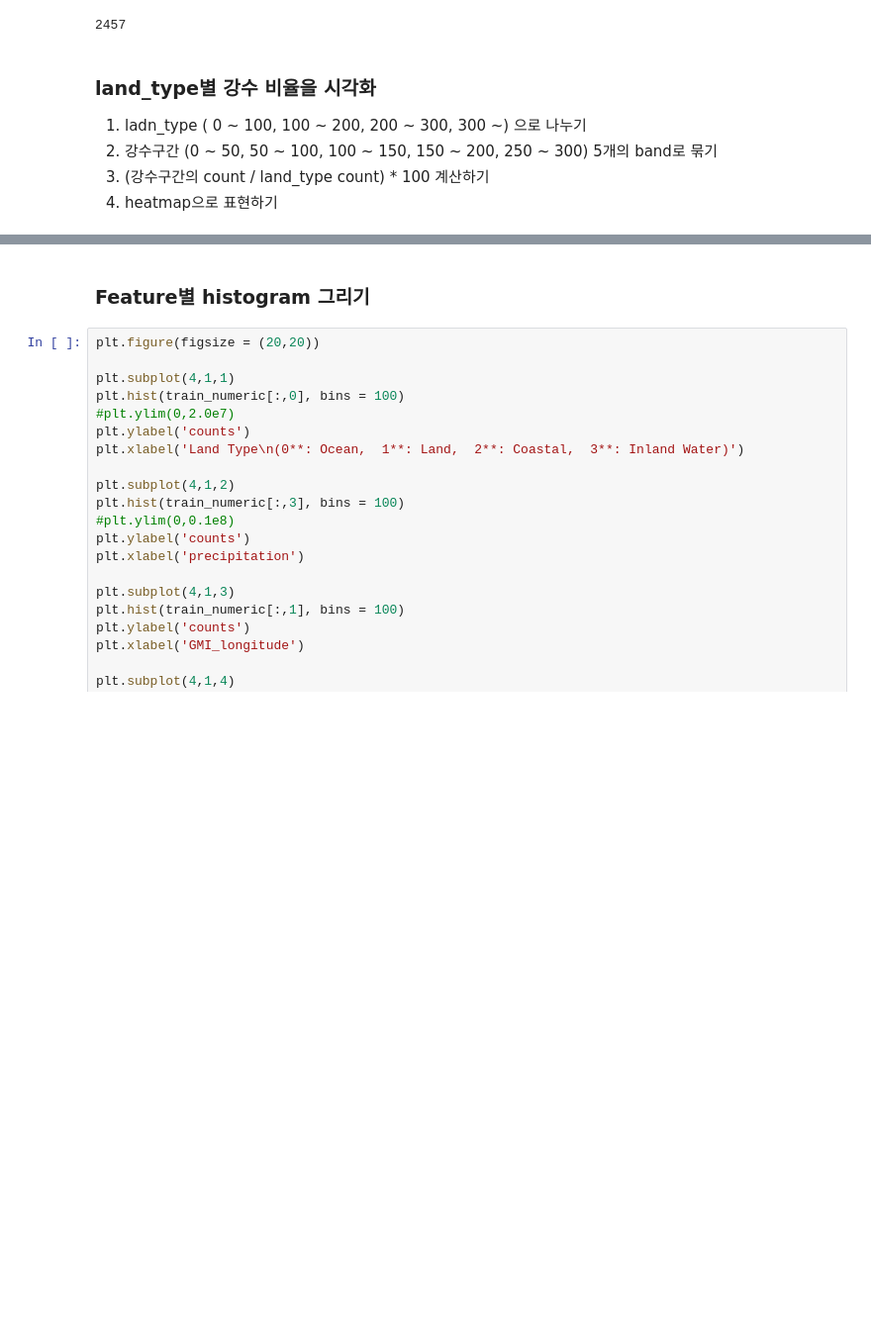
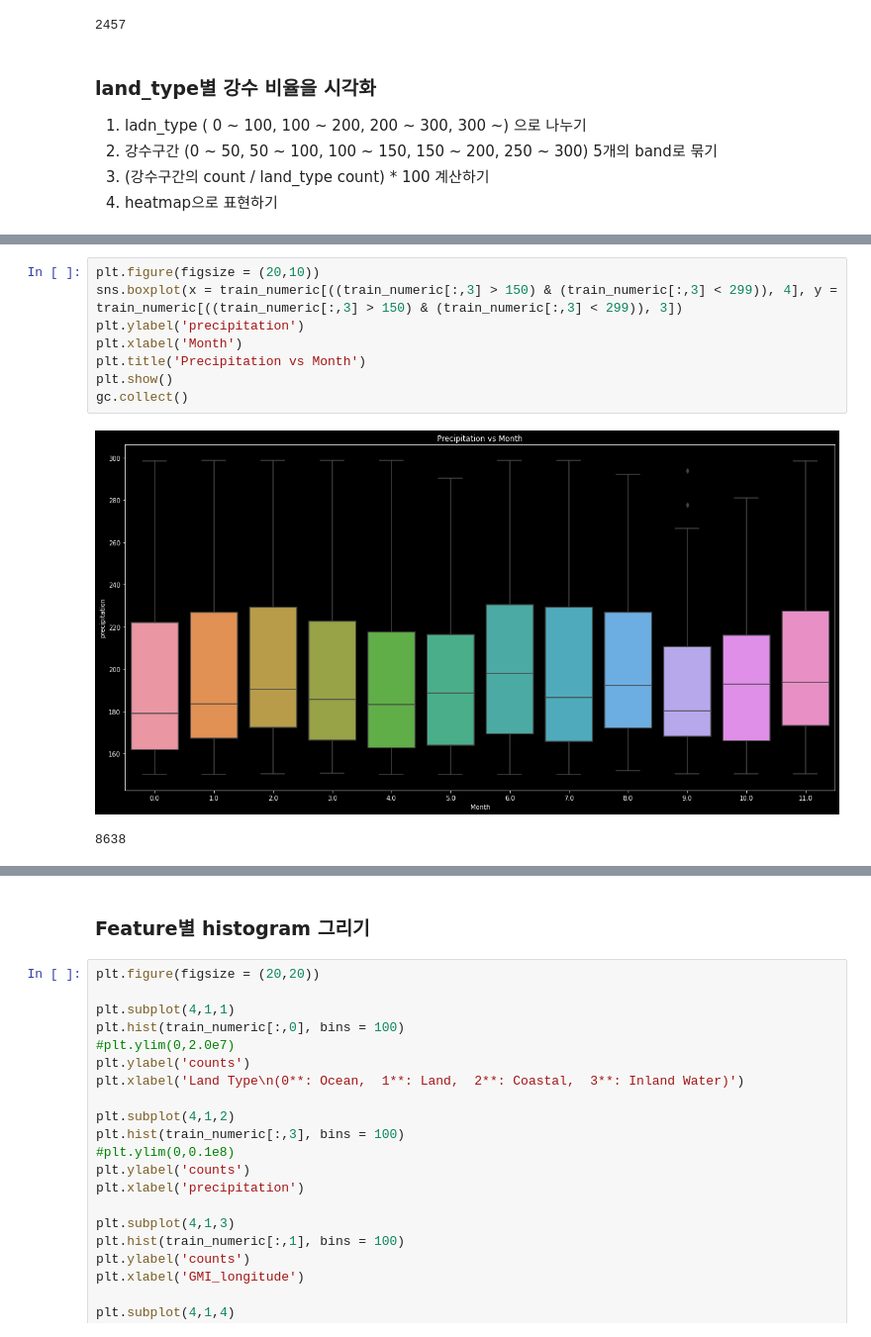
Before and after one commit to deagwon97/dacon-satellite-precipitation, a Jupyter notebook: Dacon_satellite_EDA.ipynb, the cells around one changed output, grey strips where cells are left out. Shown at 99% size. Drawn from its saved outputs; the diff is of its cells as text; blank space fills up the shorter version.

```diff
--- a/Dacon_satellite_EDA.ipynb
+++ b/Dacon_satellite_EDA.ipynb
@@ -223,0 +237,11 @@ gc.collect()
+# %%
+plt.figure(figsize = (20,10))
+sns.boxplot(x = train_numeric[((train_numeric[:,3] > 150) & (train_numeric[:,3] < 299)), 4], y = train_numeric[((train_numeric[:,3] > 150) & (train_numeric[:,3] < 299)), 3])
+plt.ylabel('precipitation')
+plt.xlabel('Month')
+plt.title('Precipitation vs Month')
+plt.show()
+gc.collect()
+# %% [output]
+[figure, added]
+8638
```
Also changed, not shown: parts of 12 cells of this notebook.
